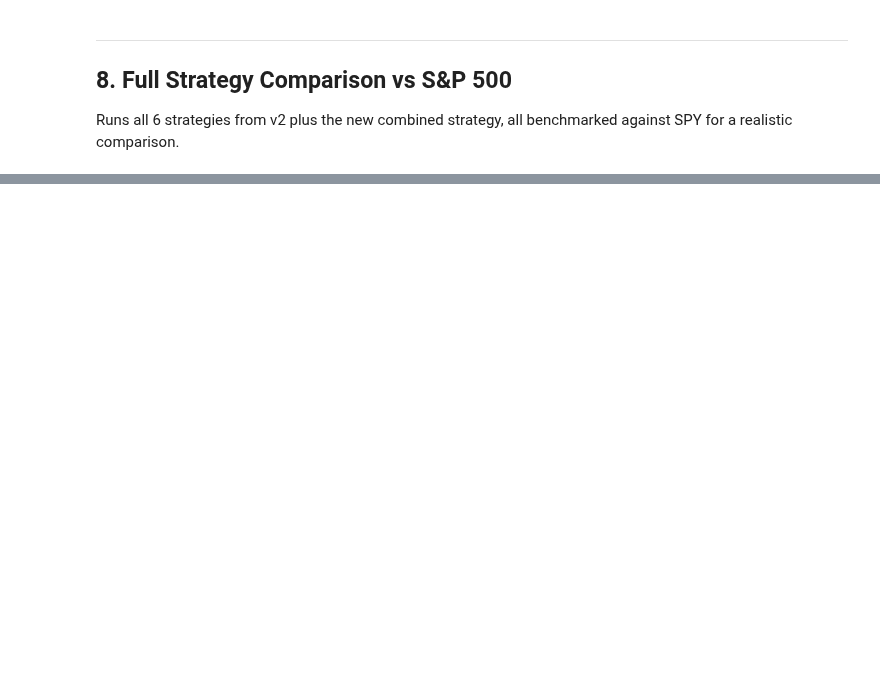
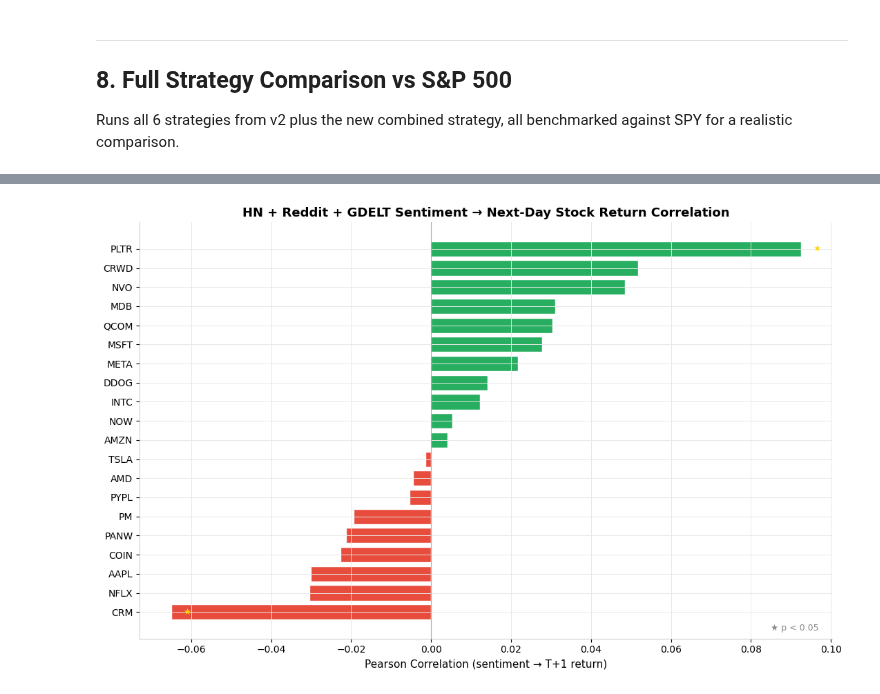
Before and after one commit to annhmartin/dataviz-historical-stocks-AnnetteMartin, a Jupyter notebook: tech_pulse_v3_latest.ipynb, the cells around one changed output, grey strips where cells are left out. Cells and saved outputs as stored; diff of their text form; code cells hidden in the pictures; blank space fills up the shorter version.

```diff
--- a/tech_pulse_v3_latest.ipynb
+++ b/tech_pulse_v3_latest.ipynb
@@ -1189,0 +1419,85 @@ for ticker in top3:
+# %%
+from scipy import stats as scipy_stats
+
+print('Computing T+1 and T+2 correlations ...')
+corr_results = []
+
+for ticker in all_tickers:
+    sig   = daily_signals[daily_signals['ticker']==ticker].copy()
+    price = df_prices[df_prices['ticker']==ticker].copy()
+    if sig.empty or price.empty: continue
+
+    price = price.set_index('Date').sort_index()
+    sig   = sig.set_index('date').sort_index()
+
+    sig_col = 'final_sentiment' if 'final_sentiment' in sig.columns else 'norm_sentiment'
+
+    for horizon, col in [(1,'ret_t1'), (2,'ret_t2')]:
+        rows = []
+        for date, srow in sig.iterrows():
+            sv = srow.get(sig_col, np.nan)
+            if pd.isna(sv): continue
+            future = price.index[price.index > date]
+            if len(future) < horizon: continue
+            ret = price.loc[future[horizon-1], 'daily_return']
+            if not pd.isna(ret):
+                rows.append({'sent': sv, 'ret': ret})
+        if len(rows) < 10: continue
+        df_p = pd.DataFrame(rows)
+        r, p = scipy_stats.pearsonr(df_p['sent'], df_p['ret'])
+        corr_results.append({
+            'ticker': ticker, 'horizon': horizon,
+            'corr': round(r,4), 'pval': round(p,4),
+            'n': len(rows), 'significant': p < 0.05
+        })
+
+df_corr_new = pd.DataFrame(corr_results)
+
+# Chart 1: Top correlating tickers (T+1)
+t1 = df_corr_new[df_corr_new['horizon']==1].sort_values('corr', key=abs, ascending=False).head(15)
+t1_bot = df_corr_new[df_corr_new['horizon']==1].sort_values('corr', key=abs, ascending=False).tail(5)
+plot_df = pd.concat([t1, t1_bot]).drop_duplicates('ticker').sort_values('corr')
+
+fig, ax = plt.subplots(figsize=(11, 7), facecolor='white')
+colors = ['#e74c3c' if v < 0 else '#27ae60' for v in plot_df['corr']]
+bars = ax.barh(plot_df['ticker'], plot_df['corr'], color=colors, edgecolor='white')
+ax.axvline(0, color='#aaaaaa', linewidth=0.8)
+for bar, (_, row) in zip(bars, plot_df.iterrows()):
+    if row['significant']:
+        ax.text(bar.get_width() + 0.003, bar.get_y() + bar.get_height()/2,
+                '★', va='center', fontsize=9, color='gold')
+ax.text(0.98, 0.02, '★ p < 0.05', transform=ax.transAxes, ha='right', fontsize=9, color='#888888')
+ax.set_xlabel('Pearson Correlation (sentiment → T+1 return)', fontsize=11)
+ax.set_title('HN + Reddit + GDELT Sentiment → Next-Day Stock Return Correlation',
+             fontsize=13, fontweight='bold')
+ax.set_facecolor('white')
+plt.tight_layout()
+plt.show()
+
+# Chart 2: T+1 vs T+2 comparison
+sig_tickers = df_corr_new[df_corr_new['pval'] < 0.1]['ticker'].unique()
+t1s = df_corr_new[(df_corr_new['horizon']==1) & (df_corr_new['ticker'].isin(sig_tickers))].set_index('ticker')
+t2s = df_corr_new[(df_corr_new['horizon']==2) & (df_corr_new['ticker'].isin(sig_tickers))].set_index('ticker')
+common = list(set(t1s.index) & set(t2s.index))
+
+if common:
+    fig, ax = plt.subplots(figsize=(10, 5), facecolor='white')
+    x = range(len(common))
+    w = 0.35
+    ax.bar([i-w/2 for i in x], [t1s.loc[t,'corr'] for t in common],
+           width=w, label='T+1 (next day)', color='#3498db', alpha=0.85)
+    ax.bar([i+w/2 for i in x], [t2s.loc[t,'corr'] for t in common],
+           width=w, label='T+2 (day after)', color='#e67e22', alpha=0.85)
+    ax.set_xticks(list(x))
+    ax.set_xticklabels(common, rotation=45, ha='right')
+    ax.axhline(0, color='#aaaaaa', linewidth=0.6)
+    ax.set_ylabel('Pearson Correlation', fontsize=11)
+    ax.set_title('Sentiment Correlation: Next Day vs Day After\n(p < 0.10 tickers only)',
+                 fontsize=12, fontweight='bold')
+    ax.legend()
+    ax.set_facecolor('white')
+    plt.tight_layout()
+    plt.show()
+else:
+    print('No tickers with p < 0.10 — try broadening the threshold')
+# %% [output]
@@ -1189,0 +1505 @@ for ticker in top3:
+[figure, added]
```
Also changed, not shown: parts of 19 cells of this notebook.
